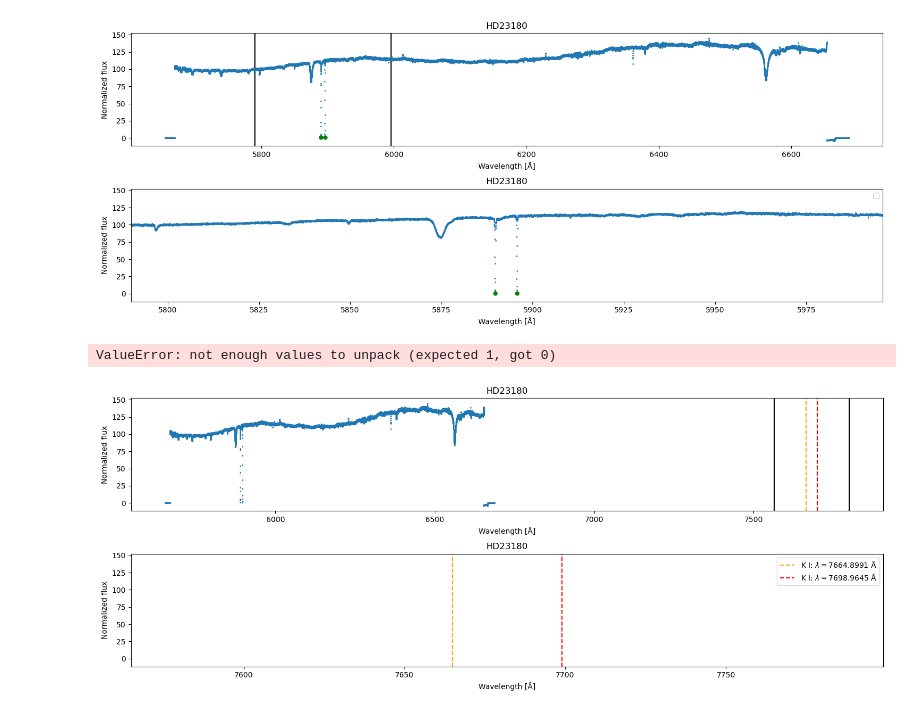
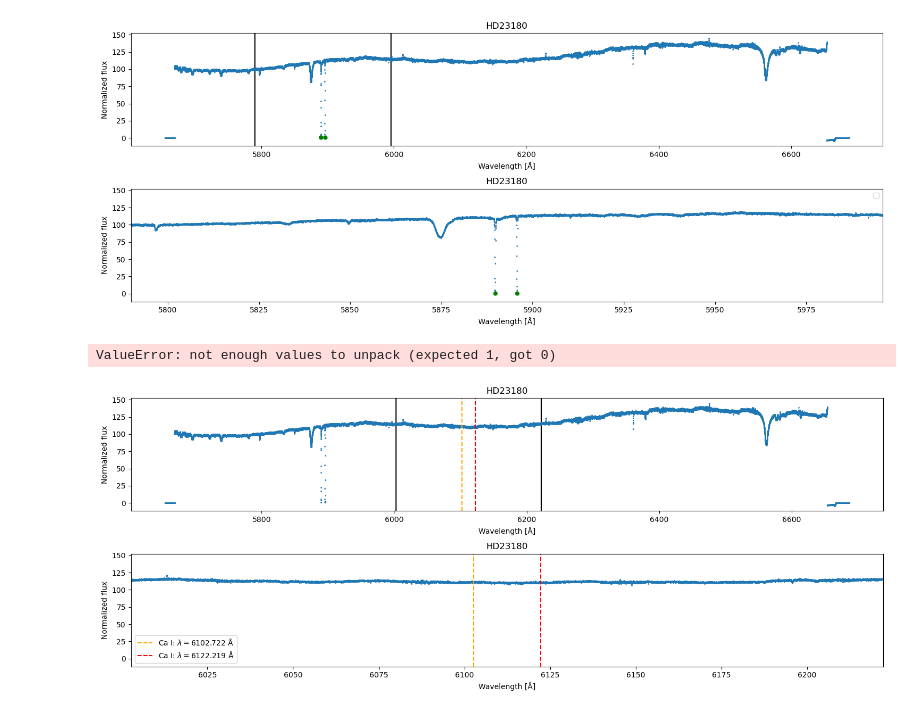
Before and after one commit to JvZeijl/brp-edibles, a Jupyter notebook: continuum.ipynb, the cells around one changed output. Cells and saved outputs as stored; diff of their text form; code cells hidden in the pictures.

```diff
--- a/continuum.ipynb
+++ b/continuum.ipynb
@@ -23,8 +22,11 @@ Optimal tollerance 0.007
 Radial velocity based on Na I: -11.693 km/s
 [figure]
 # %%
-k_peaks, = plot_atomic_lines(hd23180, K_I_LINES[0], K_I_LINES[1], (100, 100), tollerance=0.1)
+k_peaks, = plot_atomic_lines(hd23180, K_I_LINES[0], K_I_LINES[1], (50, 50))
 print(f'Radial velocity based on Na I: {radial_velocity_km_s(k_peaks[1], K_I_LINES[0][1]):4g} km/s')
-# %% [output]
-ValueError: not enough values to unpack (expected 1, got 0)
-[figure, removed]
+# %%
+Ca_I_peaks, = plot_atomic_lines(hd23180, CA_I_LINES[0], CA_I_LINES[1], (100, 100), tollerance=0.1)
+print(f'Radial velocity based on Na I: {radial_velocity_km_s(Ca_I_peaks[1], CA_I_LINES[0][1]):4g} km/s')
+# %% [output]
+ValueError: not enough values to unpack (expected 1, got 0)
+[figure, added]
```
Also changed, not shown: parts of 1 cell of this notebook, 3 other files.
